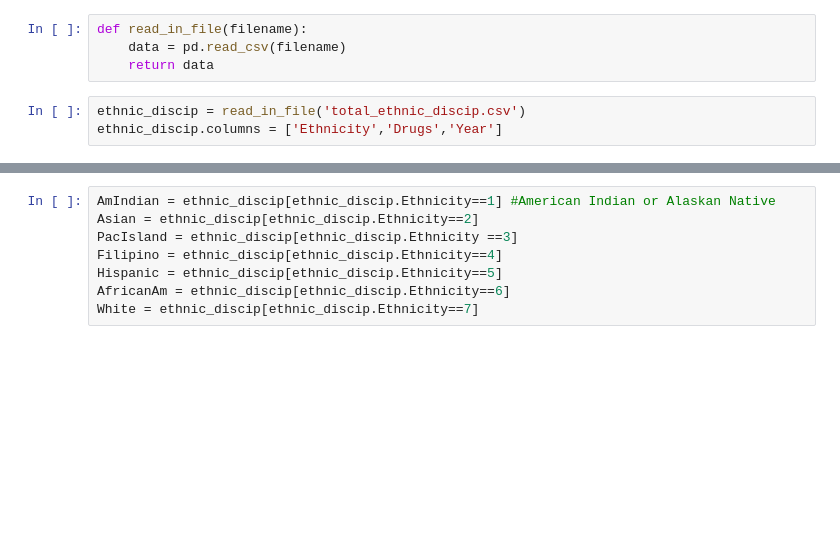
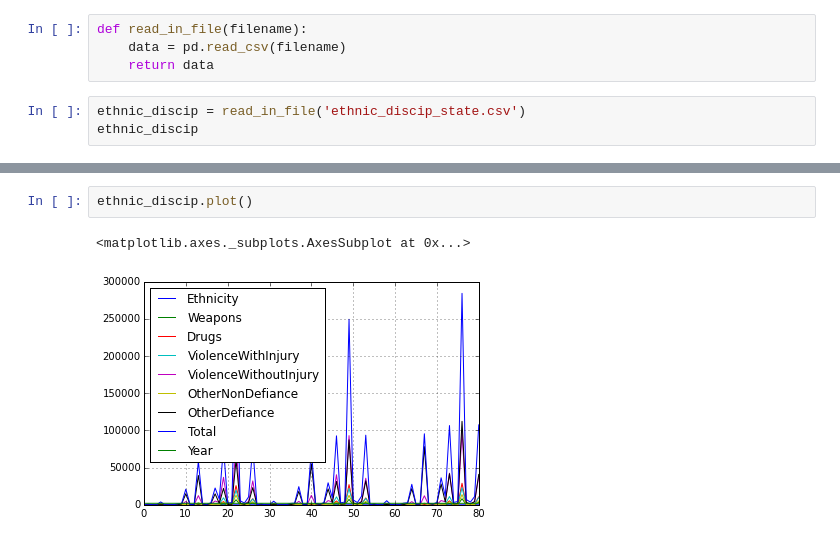
Before and after one commit to LizIzhikevich/0x606AA55, a Jupyter notebook: CaliforniaDemographics.ipynb, the cells around one changed output, grey strips where cells are left out. Saved outputs shown, nothing was run; the diff lists cells and outputs as text; blank space fills up the shorter version.

Commit message:
I graphed something on my ipython notebook! Now on to figuring out how to specify what exactly I want to graph...

```diff
--- a/CaliforniaDemographics.ipynb
+++ b/CaliforniaDemographics.ipynb
@@ -10,5 +11,5 @@ def read_in_file(filename):
     data = pd.read_csv(filename)
     return data
 # %%
-ethnic_discip = read_in_file('total_ethnic_discip.csv')
-ethnic_discip.columns = ['Ethnicity','Drugs','Year']
+ethnic_discip = read_in_file('ethnic_discip_state.csv')
+ethnic_discip
@@ -15,8 +35,5 @@ ethnic_discip.columns = ['Ethnicity','Drugs','Year']
-# %%
-AmIndian = ethnic_discip[ethnic_discip.Ethnicity==1] #American Indian or Alaskan Native
-Asian = ethnic_discip[ethnic_discip.Ethnicity==2]
-PacIsland = ethnic_discip[ethnic_discip.Ethnicity ==3]
-Filipino = ethnic_discip[ethnic_discip.Ethnicity==4]
-Hispanic = ethnic_discip[ethnic_discip.Ethnicity==5]
-AfricanAm = ethnic_discip[ethnic_discip.Ethnicity==6]
-White = ethnic_discip[ethnic_discip.Ethnicity==7]
+# %%
+ethnic_discip.plot()
+# %% [output]
+<matplotlib.axes._subplots.AxesSubplot at 0x...>
+[figure, added]
```
Also changed, not shown: parts of 2 cells of this notebook, 3 other files.
